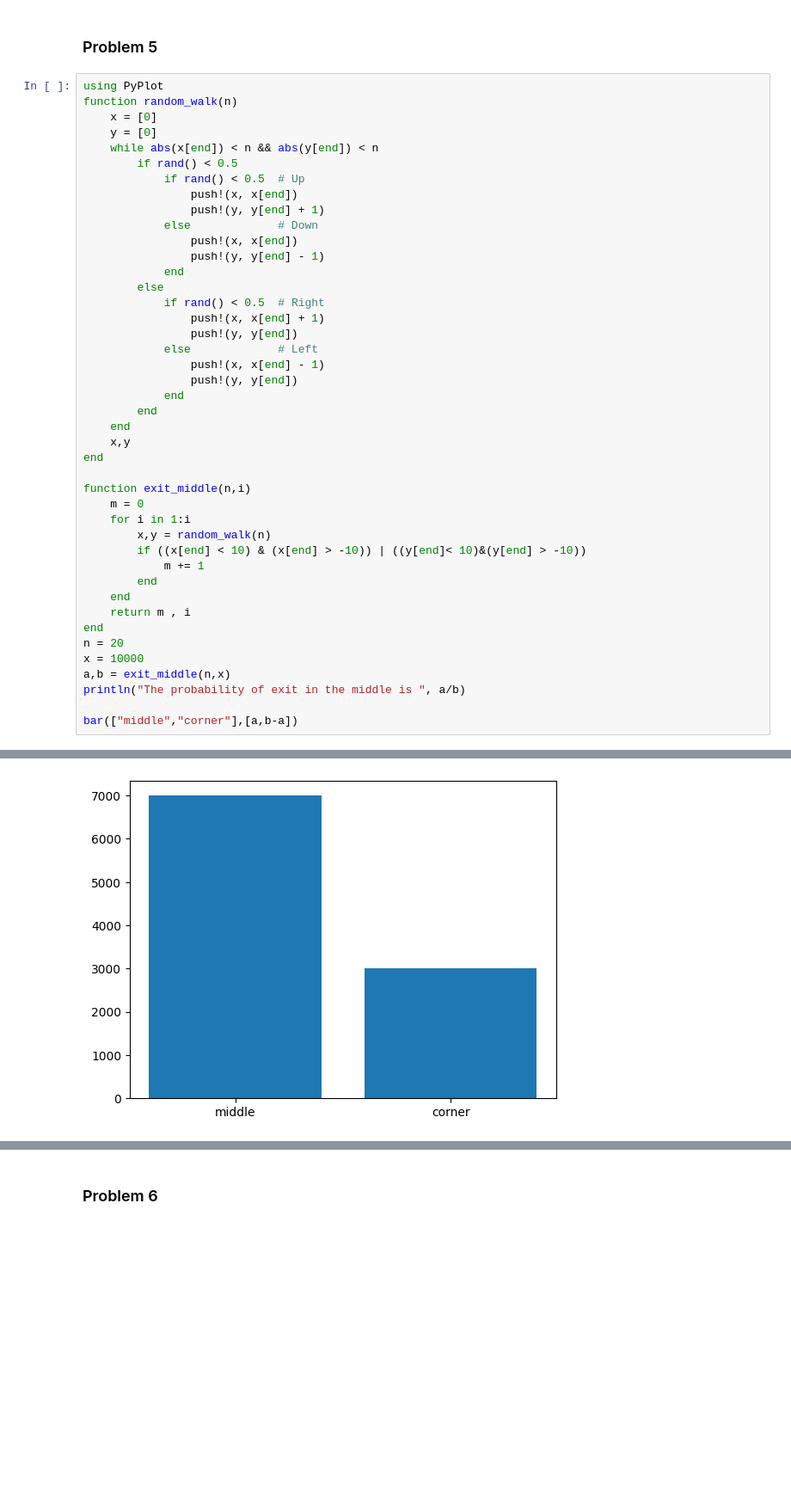
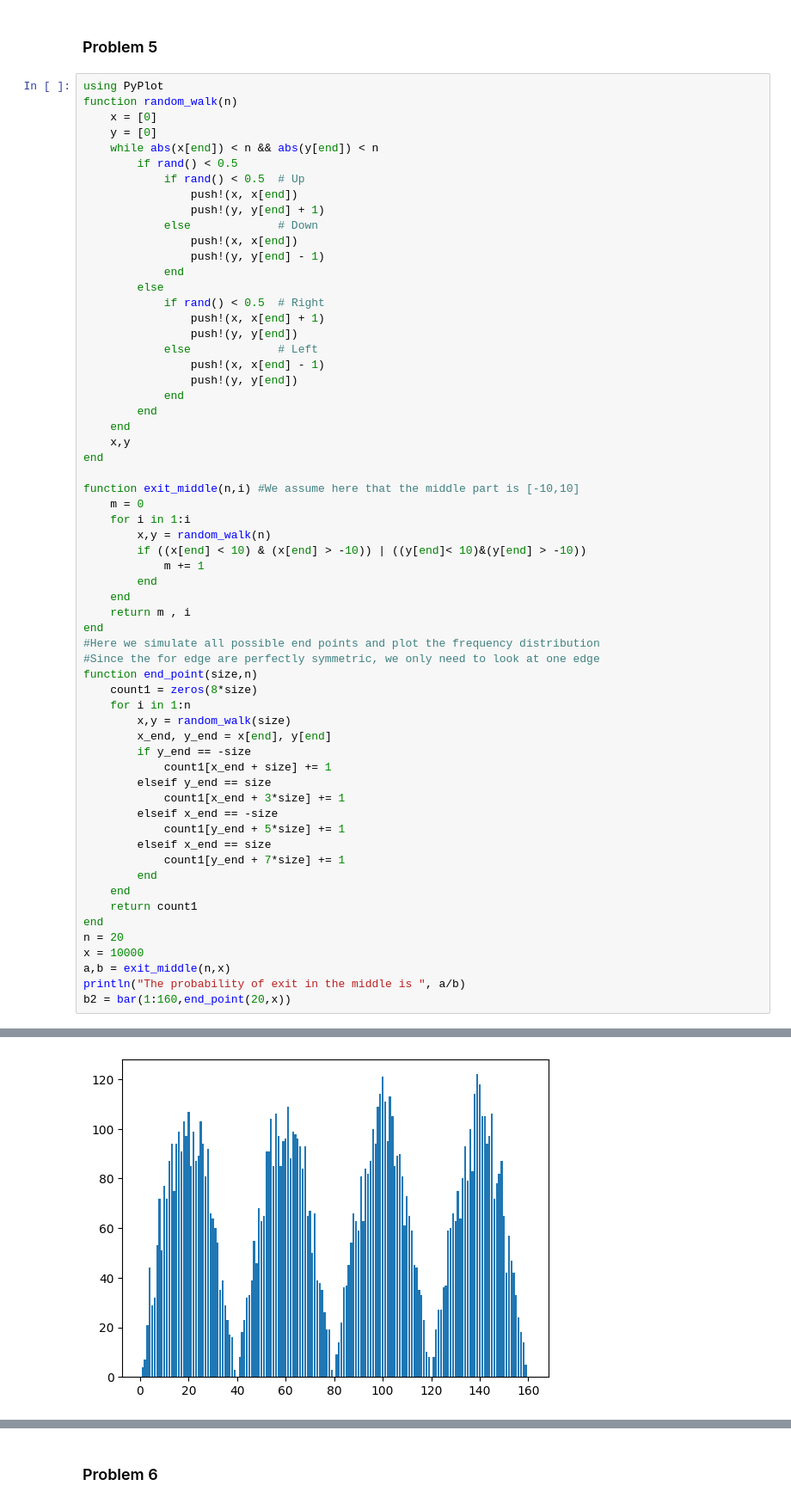
Before and after one commit to TagoreZhao/MATH124, a Jupyter notebook: HW4.ipynb, the cells around one changed output, grey strips where cells are left out. Shown at 86% size. Saved outputs shown, nothing was run; the diff lists cells and outputs as text; blank space fills up the shorter version.

```diff
--- a/HW4.ipynb
+++ b/HW4.ipynb
@@ -124,34 +125,52 @@ function random_walk(n)
                 push!(y, y[end] - 1)
             end
         else
             if rand() < 0.5  # Right
                 push!(x, x[end] + 1)
                 push!(y, y[end])
             else             # Left
                 push!(x, x[end] - 1)
                 push!(y, y[end])
             end
         end
     end
     x,y
 end
 
-function exit_middle(n,i)
+function exit_middle(n,i) #We assume here that the middle part is [-10,10]
     m = 0
     for i in 1:i
         x,y = random_walk(n)
         if ((x[end] < 10) & (x[end] > -10)) | ((y[end]< 10)&(y[end] > -10))
             m += 1
         end
     end
     return m , i
 end
+#Here we simulate all possible end points and plot the frequency distribution
+#Since the for edge are perfectly symmetric, we only need to look at one edge
+function end_point(size,n)
+    count1 = zeros(8*size)
+    for i in 1:n
+        x,y = random_walk(size)
+        x_end, y_end = x[end], y[end]
+        if y_end == -size
+            count1[x_end + size] += 1
+        elseif y_end == size
+            count1[x_end + 3*size] += 1
+        elseif x_end == -size
+            count1[y_end + 5*size] += 1
+        elseif x_end == size
+            count1[y_end + 7*size] += 1
+        end
+    end
+    return count1
+end
 n = 20
 x = 10000
 a,b = exit_middle(n,x)
 println("The probability of exit in the middle is ", a/b)
-
-bar(["middle","corner"],[a,b-a])
+b2 = bar(1:160,end_point(20,x))
 # %% [output]
 The probability of exit in the middle is 0.6996
-[figure, old version]
+[figure, new version]
```
Also changed, not shown: parts of 4 cells of this notebook.
